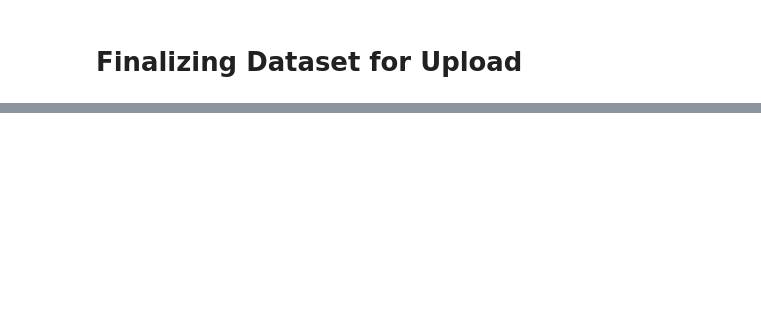
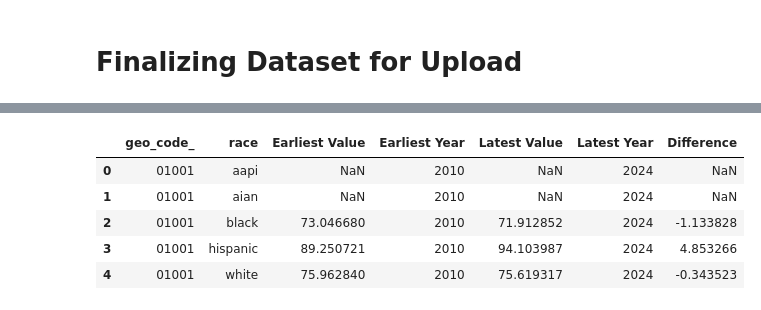
Before and after one commit to datascisteven/DSNY9-Disparities-in-Life-Expectancy-Dashboard, a Jupyter notebook: Preparing for Tableau.ipynb, the cells around one changed output, grey strips where cells are left out. Saved outputs shown, nothing was run; the diff lists cells and outputs as text; code cells hidden in the pictures; blank space fills up the shorter version.

```diff
--- a/Preparing for Tableau.ipynb
+++ b/Preparing for Tableau.ipynb
@@ -1111,0 +1167,17 @@ pd.DataFrame(top_negative_corr)
+# %%
+life_exp_race = data[['geo_code', 'year', 'life_exp_aian', 'life_exp_aapi', 'life_exp_black', 'life_exp_hispanic', 'life_exp_white']]
+
+life_exp_race = life_exp_race.pivot(
+    index="geo_code",
+    columns="year",
+    values=[
+        "life_exp_aian",
+        "life_exp_aapi",
+        "life_exp_black",
+        "life_exp_hispanic",
+        "life_exp_white",
+    ],
+).reset_index()
+
+life_exp_race.columns = ["_".join(map(str, col)) for col in life_exp_race.columns]
+life_exp_race.head()
@@ -1111,0 +1191,48 @@ pd.DataFrame(top_negative_corr)
+# %%
+# Melt the DataFrame to long format
+df_long = life_exp_race.melt(id_vars=["geo_code_"], var_name="race_year", value_name="life_expectancy")
+
+# Extract Race and Year
+df_long[["race", "year"]] = df_long["race_year"].str.extract(
+    r"life_exp_(.+)_(\d{4})"
+)
+df_long["year"] = df_long["year"].astype(int)
+
+# Drop unnecessary column
+df_long = df_long.drop(columns=["race_year"])
+
+# Define early and late years
+early_years = [2010, 2011, 2012, 2013, 2014, 2015]
+late_years = [2024, 2023, 2022, 2021, 2020, 2019]
+
+# Identify first available earliest and latest value for each FIPS and Race
+df_early = (
+    df_long[df_long["year"].isin(early_years)]
+    .sort_values(["geo_code_", "race", "year"])
+    .groupby(["geo_code_", "race"], as_index=False)
+    .first()
+    .rename(columns={"year": "Earliest Year", "life_expectancy": "Earliest Value"})
+)
+
+df_late = (
+    df_long[df_long["year"].isin(late_years)]
+    .sort_values(["geo_code_", "race", "year"], ascending=[True, True, False])
+    .groupby(["geo_code_", "race"], as_index=False)
+    .first()
+    .rename(columns={"year": "Latest Year", "life_expectancy": "Latest Value"})
+)
+
+# Merge both tables
+df_result = df_early.merge(df_late, on=["geo_code_", "race"], how="inner")
+
+# Compute difference
+df_result["Difference"] = df_result["Latest Value"] - df_result["Earliest Value"]
+
+df_result.head()
+# %% [output]
+|  | geo_code_ | race | Earliest Value | Earliest Year | Latest Value | Latest Year | Difference |
+| 0 | 01001 | aapi | NaN | 2010 | NaN | 2024 | NaN |
+| 1 | 01001 | aian | NaN | 2010 | NaN | 2024 | NaN |
+| 2 | 01001 | black | 73.046680 | 2010 | 71.912852 | 2024 | -1.133828 |
+| 3 | 01001 | hispanic | 89.250721 | 2010 | 94.103987 | 2024 | 4.853266 |
+| 4 | 01001 | white | 75.962840 | 2010 | 75.619317 | 2024 | -0.343523 |
```
Also changed, not shown: parts of 30 cells of this notebook, 1 other file.
